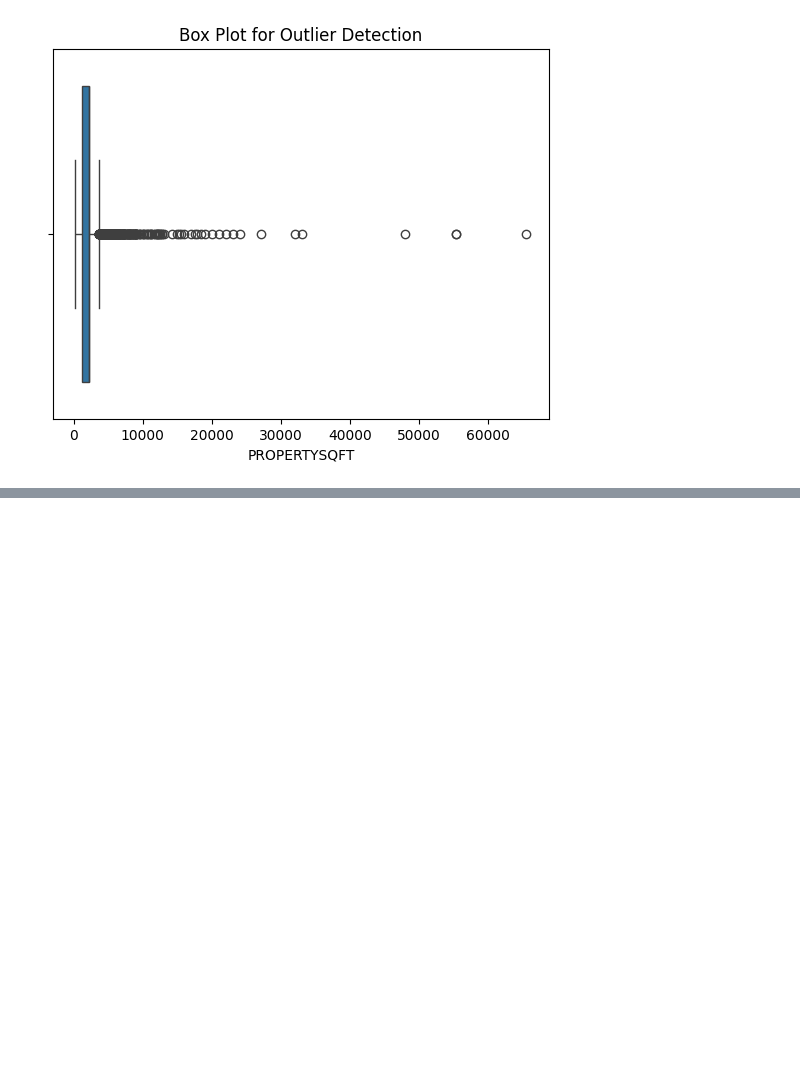
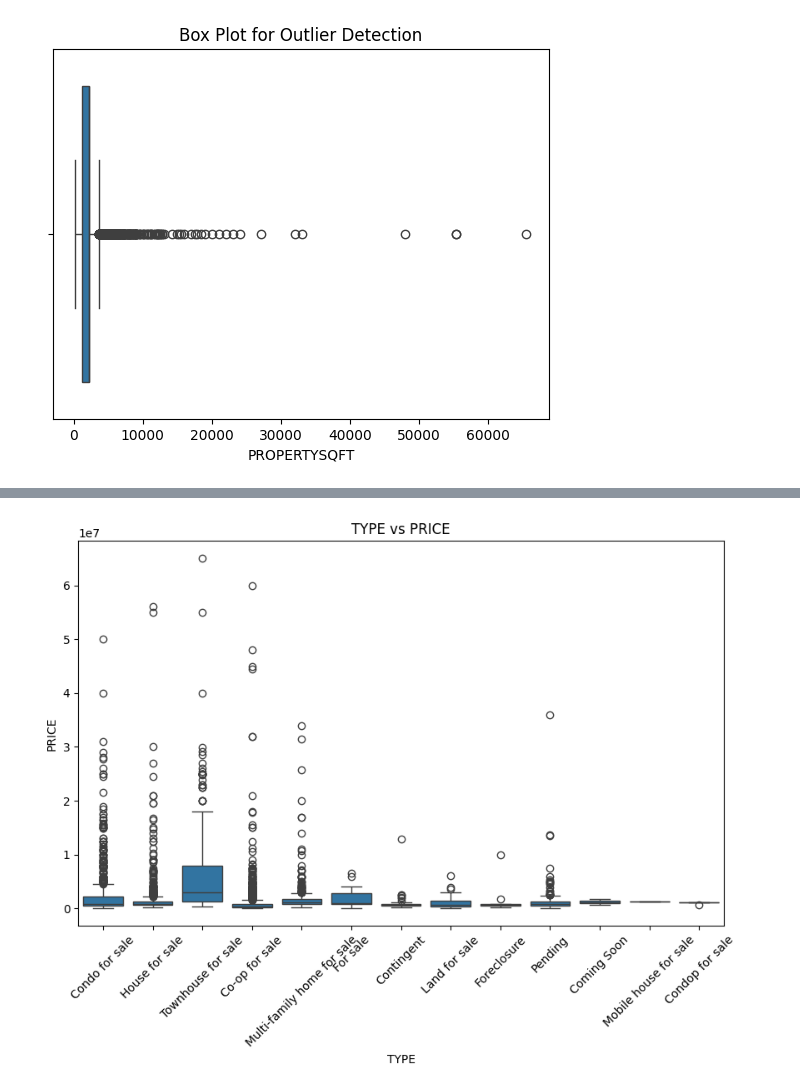
Before and after one commit to amanpreet60/Market_ml_system, a Jupyter notebook: index.ipynb, the cells around one changed output, grey strips where cells are left out. Cells and saved outputs as stored; diff of their text form; code cells hidden in the pictures; blank space fills up the shorter version.

```diff
--- a/index.ipynb
+++ b/index.ipynb
@@ -111,0 +118,4 @@ plt.show()
+# %%
+box_plot().my_plot(df,'TYPE','PRICE')
+# %% [output]
+[figure, added]
```
Also changed, not shown: parts of 26 cells of this notebook, 2 other files.
